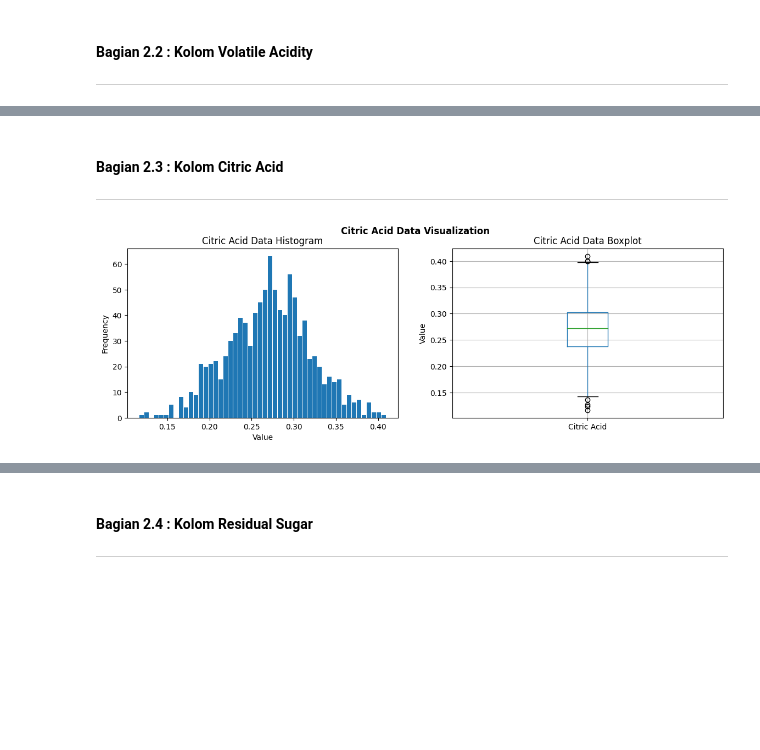
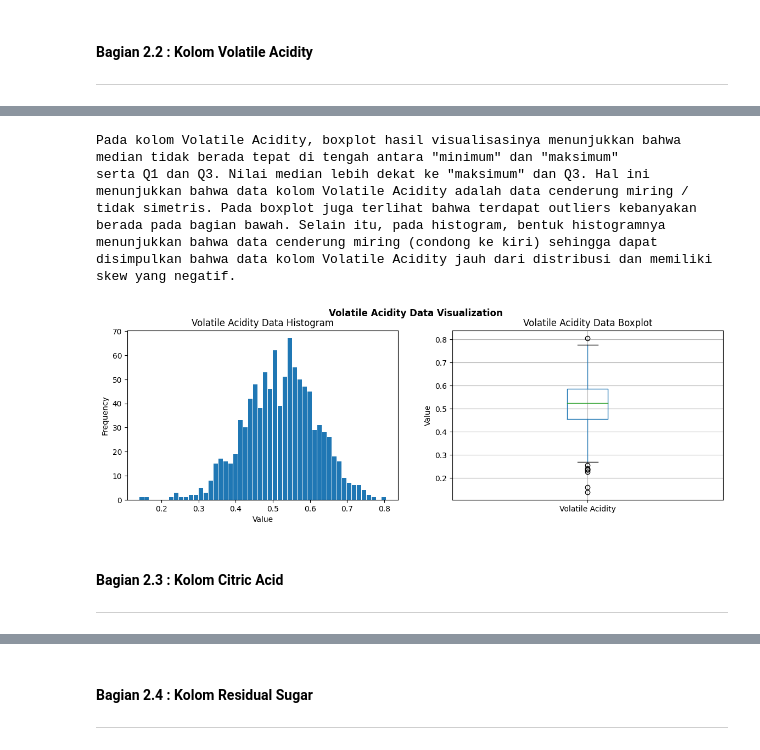
Before and after one commit to AustinPardosi/Tubes_Probstat, a Jupyter notebook: Tubes.ipynb, the cells around one changed output, grey strips where cells are left out. Cells and saved outputs as stored; diff of their text form; code cells hidden in the pictures; blank space fills up the shorter version.

```diff
--- a/Tubes.ipynb
+++ b/Tubes.ipynb
@@ -189,8 +194,19 @@ vizualizePlot("Volatile Acidity")
+# %%
+# Visualisasi Kolom Volatile Acidity
+vizualizePlot("Volatile Acidity")
+
+print('''Pada kolom Volatile Acidity, boxplot hasil visualisasinya menunjukkan bahwa median tidak berada tepat di tengah antara "minimum" dan "maksimum"
+serta Q1 dan Q3. Nilai median lebih dekat ke "maksimum" dan Q3. Hal ini menunjukkan bahwa data kolom Volatile Acidity adalah data cenderung miring /
+tidak simetris. Pada boxplot juga terlihat bahwa terdapat outliers kebanyakan berada pada bagian bawah. Selain itu, pada histogram, bentuk histogramnya
+menunjukkan bahwa data cenderung miring (condong ke kiri) sehingga dapat disimpulkan bahwa data kolom Volatile Acidity jauh dari distribusi dan memiliki
+skew yang negatif.''')
+# %% [output]
+Pada kolom Volatile Acidity, boxplot hasil visualisasinya menunjukkan bahwa median tidak berada tepat di tengah antara "minimum" dan "maksimum"
+serta Q1 dan Q3. Nilai median lebih dekat ke "maksimum" dan Q3. Hal ini menunjukkan bahwa data kolom Volatile Acidity adalah data cenderung miring /
+tidak simetris. Pada boxplot juga terlihat bahwa terdapat outliers kebanyakan berada pada bagian bawah. Selain itu, pada histogram, bentuk histogramnya
+menunjukkan bahwa data cenderung miring (condong ke kiri) sehingga dapat disimpulkan bahwa data kolom Volatile Acidity jauh dari distribusi dan memiliki
+skew yang negatif.
+[figure, added]
 # %% [markdown]
 #### Bagian 2.3 : Kolom Citric Acid <a id="soal-2-3"></a>
 ---
-# %%
-# Visualisasi Kolom Citric Acid
-vizualizePlot("Citric Acid")
-# %% [output]
-[figure, removed]
```
Also changed, not shown: parts of 22 cells of this notebook.
